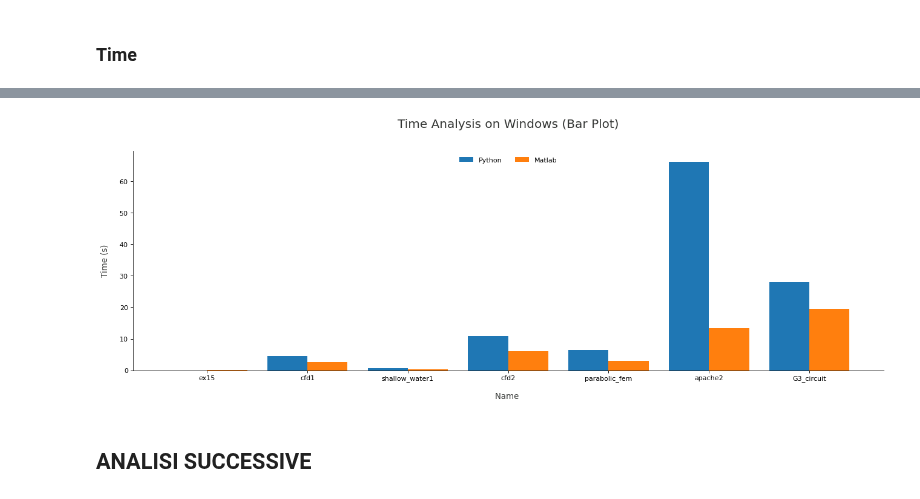
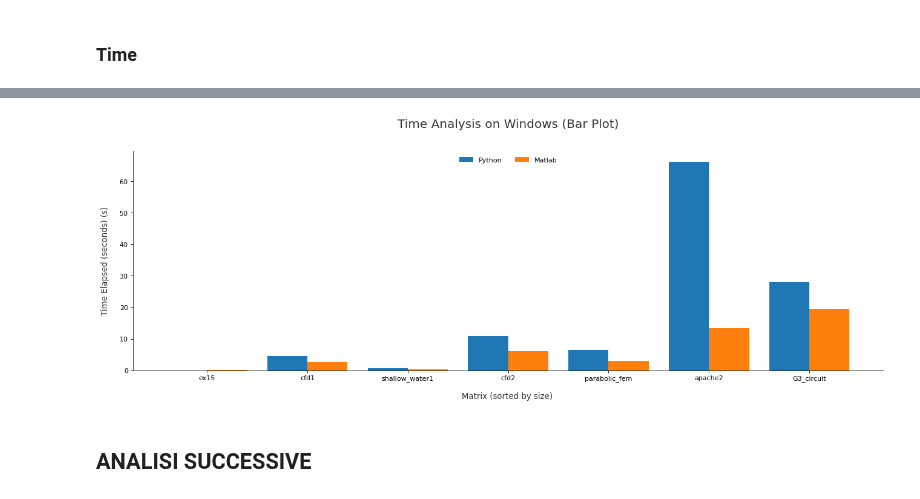
Before and after one commit to simonebenitozzi/cholesky-analysis, a Jupyter notebook: Analysis/model/LanguageCompare.ipynb, the cells around one changed output, grey strips where cells are left out. Cells and saved outputs as stored; diff of their text form; code cells hidden in the pictures.

```diff
--- a/Analysis/model/LanguageCompare.ipynb
+++ b/Analysis/model/LanguageCompare.ipynb
@@ -97,7 +97,7 @@ plot(windows_py['Name'], windows_py['Time'], windows_mat['Time'], "Name", "Time"
 # %%
-bar_plot(windows_py['Name'], windows_py['Time'], windows_mat['Time'], "Name", "Time", "Time Analysis on Windows", LEGEND_1, LEGEND_2, Y_LABEL="s")
+bar_plot(windows_py['Name'], windows_py['Time'], windows_mat['Time'], NAME, TIME, "Time Analysis on Windows", LEGEND_1, LEGEND_2, Y_LABEL="s")
 # %% [output]
-[figure, old version]
+[figure, new version]
 # %% [markdown]
 ## ANALISI SUCCESSIVE
 # %% [markdown]
```
Also changed, not shown: parts of 14 cells of this notebook, 3 other files.
